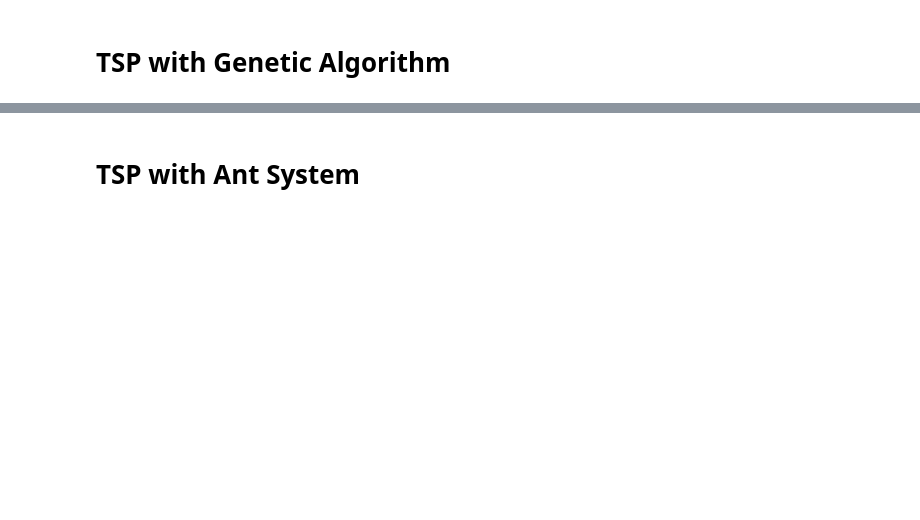
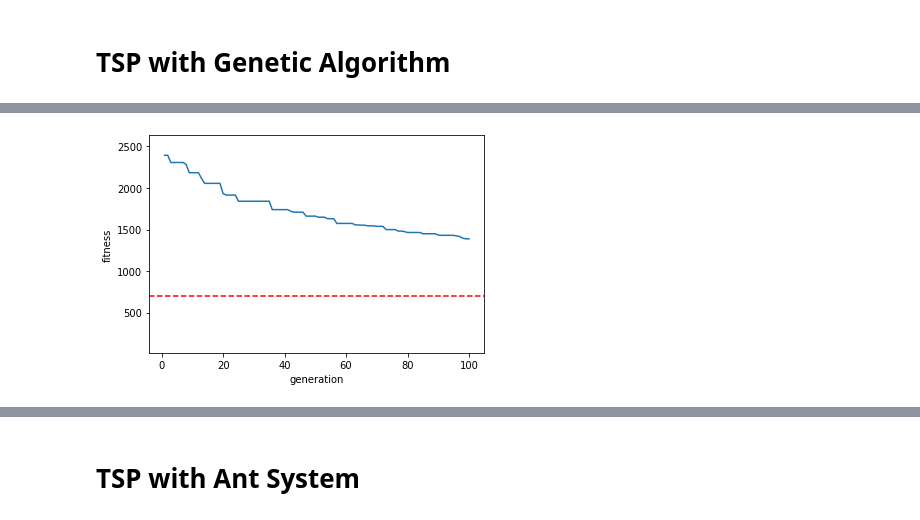
Before and after one commit to MarkusKiesel93/Self-Organizing_Systems, a Jupyter notebook: exercise_1/TSP.ipynb, the cells around one changed output, grey strips where cells are left out. Drawn from its saved outputs; the diff is of its cells as text; code cells hidden in the pictures; blank space fills up the shorter version.

```diff
--- a/exercise_1/TSP.ipynb
+++ b/exercise_1/TSP.ipynb
@@ -41,0 +42,15 @@ plt.show()
+# %%
+PROBLEM_INSTANCE_NAME = 'DANTZIG42'
+
+tsp_loader = TSPLoader(PROBLEM_INSTANCE_NAME)
+problem_instance, best_solution = tsp_loader.load_problem_instance()
+ga = GeneticAltorithmTSP(problem_instance, population_size=100, max_generations=100)
+np.random.seed(123)
+ga.run()
+stats_df = ga.fitness_df()
+chart = sns.lineplot(data=stats_df, x='generation', y='fitness')
+plt.ylim(optimal_fitness * 0.9, stats_df.fitness.max() * 1.1)
+chart.axhline(699, color='red', linestyle='--')
+plt.show()
+# %% [output]
+[figure, added]
```
Also changed, not shown: parts of 7 cells of this notebook.
